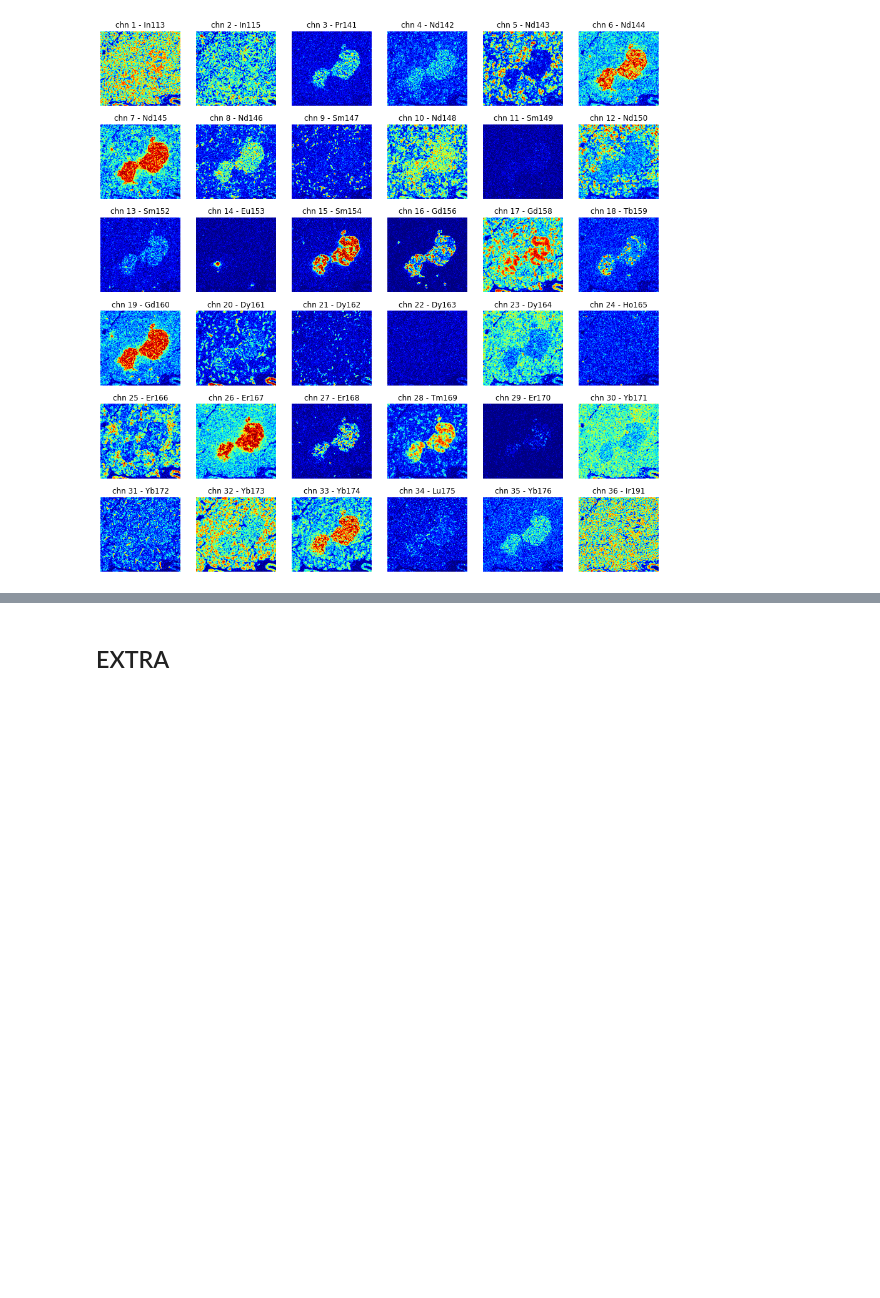
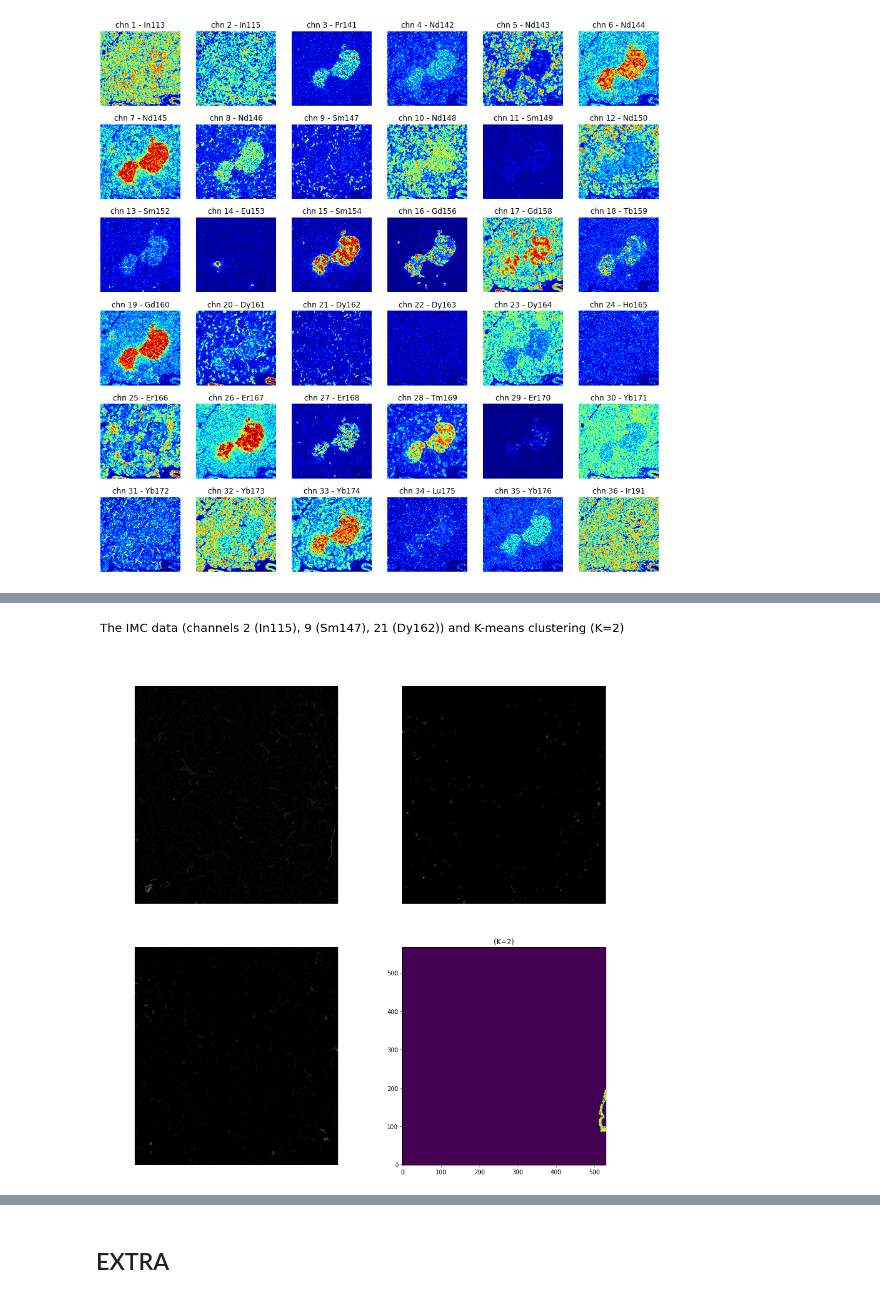
Before and after one commit to arvidl/BMED320-imaging-mass-cytometry-ml, a Jupyter notebook: notebooks/imc-case-damond-2019/read-analyze-case-6126-E08.ipynb, the cells around one changed output, grey strips where cells are left out. Saved outputs shown, nothing was run; the diff lists cells and outputs as text; code cells hidden in the pictures; blank space fills up the shorter version.

```diff
--- a/notebooks/imc-case-damond-2019/read-analyze-case-6126-E08.ipynb
+++ b/notebooks/imc-case-damond-2019/read-analyze-case-6126-E08.ipynb
@@ -95,0 +278,25 @@ plt.show()
+# %%
+c = [1, 8 ,20]
+
+
+fig, axes = plt.subplots(2,2, figsize=(15,15))
+ax = axes.ravel()
+ax[0].imshow(im[c[0], :, :].T, cmap='gray', origin='lower')
+ax[0].set(xlabel="")
+ax[0].axis('off')
+ax[1].imshow(im[c[1], :, :].T, cmap='gray', origin='lower')
+ax[1].set(xlabel="")
+ax[1].axis('off')
+ax[2].imshow(im[c[2], :, :].T, cmap='gray', origin='lower')
+ax[2].set(xlabel="")
+ax[2].axis('off')
+ax[3].imshow(kmeans_segm2_max[:,:].T, cmap='viridis', origin='lower')  #'viridis', 'gray'
+ax[3].set_title('(K=%d)' % (K))
+plt.suptitle('The IMC data (channels %d (%s), %d (%s), %d (%s)) and K-means clustering (K=%d)' % \
+             (c[0]+1, df.chn.iloc[c[0]],
+              c[1]+1, df.chn.iloc[c[1]],
+              c[2]+1, df.chn.iloc[c[2]], K), fontsize=20)
+#plt.tight_layout
+plt.show()
+# %% [output]
+[figure, added]
```
Also changed, not shown: parts of 29 cells of this notebook.
